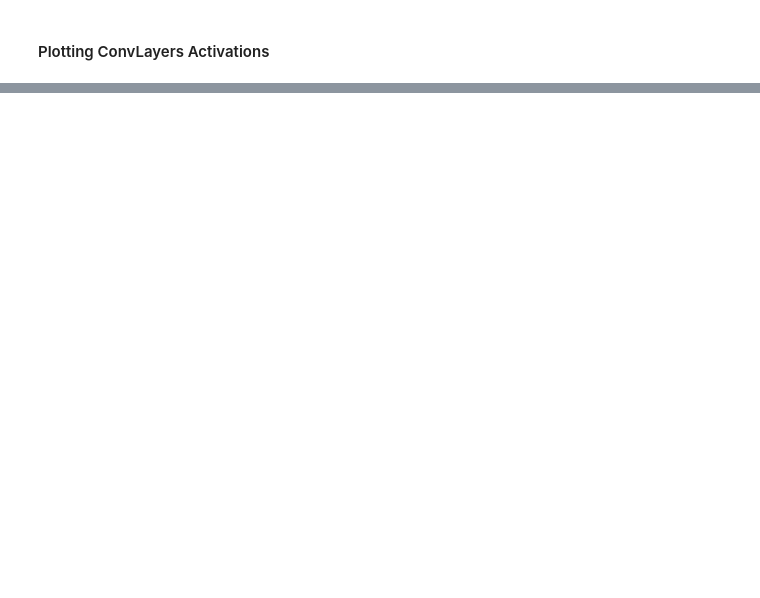
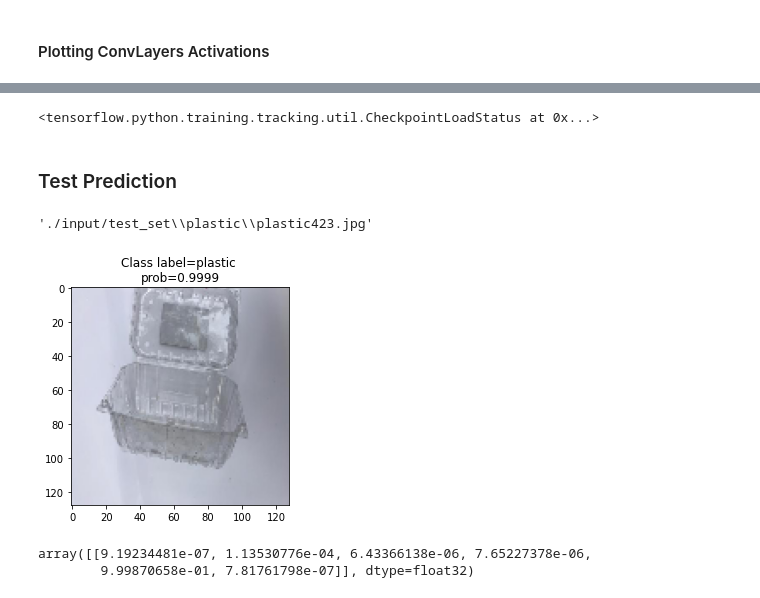
Before and after one commit to CarlosGarlem/SL2-DeepLearning, a Jupyter notebook: CNN/CNN_Model.ipynb, the cells around one changed output, grey strips where cells are left out. Cells and saved outputs as stored; diff of their text form; code cells hidden in the pictures; blank space fills up the shorter version.

```diff
--- a/CNN/CNN_Model.ipynb
+++ b/CNN/CNN_Model.ipynb
@@ -320,0 +333,4 @@ Layer 15: conv2d_2
+# %%
+models_df = pd.read_csv('./models/model_results.csv')
+models_df.sort_values(by = 'Accuracy', ascending = False, ignore_index = True, inplace = True)
+models_df.head()
@@ -320,0 +343,44 @@ Layer 15: conv2d_2
+# %%
+best_model = load_model(models_df.loc[0, 'Model_path'])
+best_model.load_weights(models_df.loc[0, 'Weights_path'])
+# %% [output]
+<tensorflow.python.training.tracking.util.CheckpointLoadStatus at 0x...>
+# %% [markdown]
+### Test Prediction
+# %%
+file_path = os.path.join(testset_path, 'plastic', sample_imgs['plastic'][0])
+file_path
+# %% [output]
+'./input/test_set\\plastic\\plastic423.jpg'
+# %%
+def predict_and_print(class_dict, file_path, model):
+
+    #Predict class
+    np_image = Image.open(file_path)
+    np_image = np.array(np_image).astype('float32') / 255
+    np_image = transform.resize(np_image, (150, 150, 3))
+    np_image = np.expand_dims(np_image, axis = 0)
+    prediction = model.predict(np_image)
+    idx = np.argmax(prediction)
+
+    #Get class label
+    key_list = list(class_dict.keys())
+    val_list = list(class_dict.values())
+    pos = val_list.index(idx)
+    class_lbl = key_list[pos]
+
+    #Plot
+    img = load_img(file_path, target_size = (128,128))
+    plt.imshow(img)
+    plt.title('Class label={} \nprob={:.4f}'.format(class_lbl, np.max(prediction)))
+
+    return prediction, class_lbl
+# %%
+preds, label = predict_and_print(train_generator.class_indices, file_path, best_model)
+# %% [output]
+[figure, added]
+# %%
+preds
+# %% [output]
+array([[9.19234481e-07, 1.13530776e-04, 6.43366138e-06, 7.65227378e-06,
+        9.99870658e-01, 7.81761798e-07]], dtype=float32)
```
Also changed, not shown: parts of 21 cells of this notebook, 6 other files.
